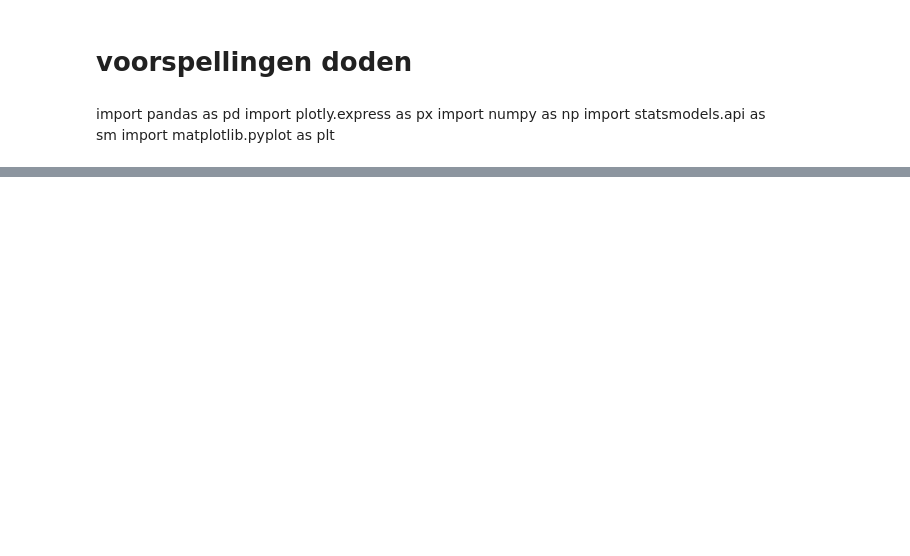
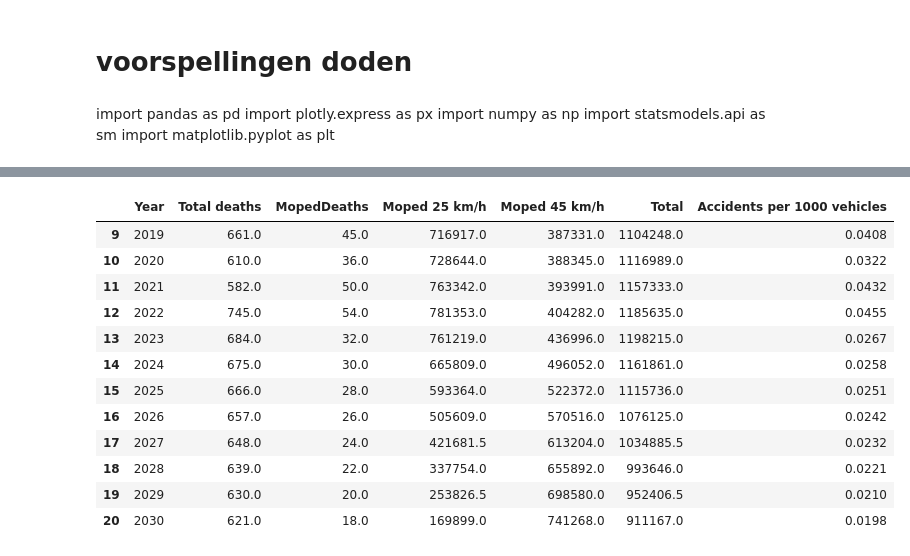
Before and after one commit to chenneman/TIL-programming-group-4, a Jupyter notebook: Voorspelling scooter gebruik.ipynb, the cells around one changed output, grey strips where cells are left out. Saved outputs shown, nothing was run; the diff lists cells and outputs as text; code cells hidden in the pictures; blank space fills up the shorter version.

```diff
--- a/Voorspelling scooter gebruik.ipynb
+++ b/Voorspelling scooter gebruik.ipynb
@@ -326,5 +417,20 @@ df_combined = pd.concat([df2_origineel, df_future], ignore_index=True)
 # %%
-fig = px.line(df_combined, x="Perioden", y=["Totaal", "Brom/Snorfiets"], markers=True,
-              labels={"value": "Aantal", "variable": "Type", "Year": "Jaar"},
-              title="Aantal voorspeld per jaar")
-fig.show()
+df = df_combined[df_combined["Year"] >= 2019].copy()
+df["Accidents per 1000 vehicles"] = ((
+    df["MopedDeaths"] / (df["Moped 25 km/h"] + df["Moped 45 km/h"]) * 1000).round(4)
+)
+df
+# %% [output]
+|  | Year | Total deaths | MopedDeaths | Moped 25 km/h | Moped 45 km/h | Total | Accidents per 1000 vehicles |
+| 9 | 2019 | 661.0 | 45.0 | 716917.0 | 387331.0 | 1104248.0 | 0.0408 |
+| 10 | 2020 | 610.0 | 36.0 | 728644.0 | 388345.0 | 1116989.0 | 0.0322 |
+| 11 | 2021 | 582.0 | 50.0 | 763342.0 | 393991.0 | 1157333.0 | 0.0432 |
+| 12 | 2022 | 745.0 | 54.0 | 781353.0 | 404282.0 | 1185635.0 | 0.0455 |
+| 13 | 2023 | 684.0 | 32.0 | 761219.0 | 436996.0 | 1198215.0 | 0.0267 |
+| 14 | 2024 | 675.0 | 30.0 | 665809.0 | 496052.0 | 1161861.0 | 0.0258 |
+| 15 | 2025 | 666.0 | 28.0 | 593364.0 | 522372.0 | 1115736.0 | 0.0251 |
+| 16 | 2026 | 657.0 | 26.0 | 505609.0 | 570516.0 | 1076125.0 | 0.0242 |
+| 17 | 2027 | 648.0 | 24.0 | 421681.5 | 613204.0 | 1034885.5 | 0.0232 |
+| 18 | 2028 | 639.0 | 22.0 | 337754.0 | 655892.0 | 993646.0 | 0.0221 |
+| 19 | 2029 | 630.0 | 20.0 | 253826.5 | 698580.0 | 952406.5 | 0.0210 |
+| 20 | 2030 | 621.0 | 18.0 | 169899.0 | 741268.0 | 911167.0 | 0.0198 |
```
Also changed, not shown: parts of 13 cells of this notebook, 1 other file.
